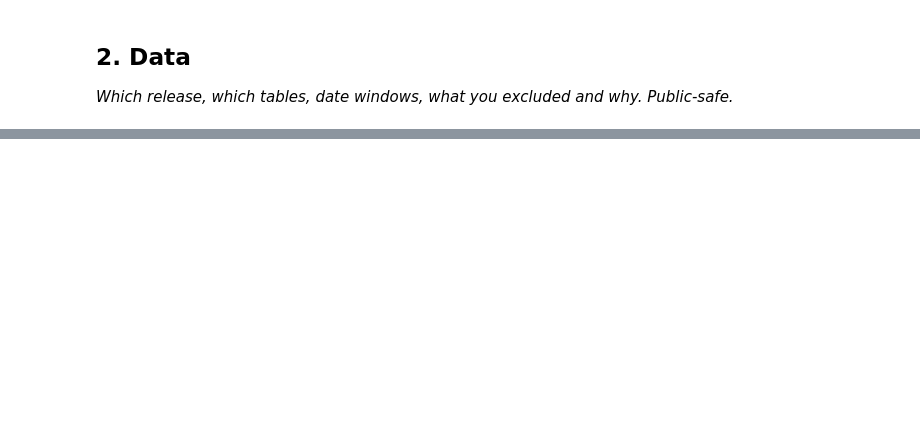
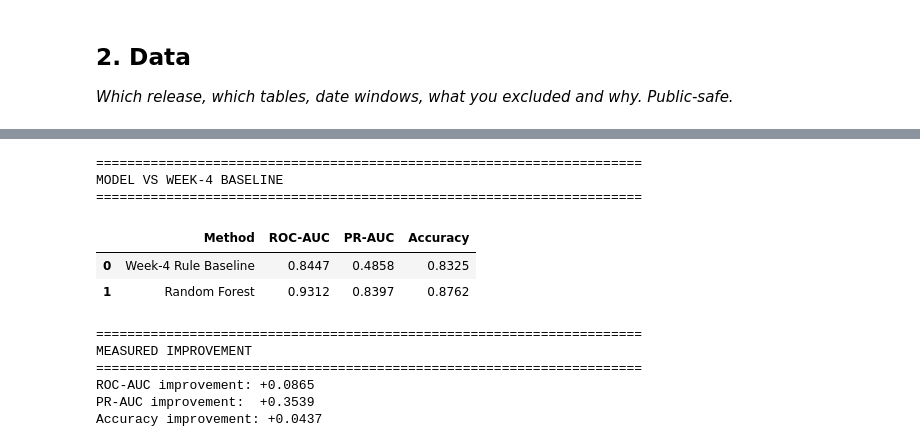
Before and after one commit to SupreetOP/Flyrank, a Jupyter notebook: work/notebooks/capstone.ipynb, the cells around one changed output, grey strips where cells are left out. Cells and saved outputs as stored; diff of their text form; code cells hidden in the pictures; blank space fills up the shorter version.

```diff
--- a/work/notebooks/capstone.ipynb
+++ b/work/notebooks/capstone.ipynb
@@ -48,0 +378,54 @@ Before you submit, confirm each line honestly:
+# %%
+
+# SECTION 4 — MODEL VS BASELINE
+
+
+results = pd.DataFrame({
+    "Method": [
+        "Week-4 Rule Baseline",
+        "Random Forest"
+    ],
+    "ROC-AUC": [
+        0.8447,
+        0.9312
+    ],
+    "PR-AUC": [
+        0.4858,
+        0.8397
+    ],
+    "Accuracy": [
+        0.8325,
+        0.8762
+    ]
+})
+
+print("=" * 70)
+print("MODEL VS WEEK-4 BASELINE")
+print("=" * 70)
+
+display(results)
+
+# Calculate measured improvements
+baseline = results.iloc[0]
+model = results.iloc[1]
+
+print("=" * 70)
+print("MEASURED IMPROVEMENT")
+print("=" * 70)
+
+print(f"ROC-AUC improvement: {model['ROC-AUC'] - baseline['ROC-AUC']:+.4f}")
+print(f"PR-AUC improvement:  {model['PR-AUC'] - baseline['PR-AUC']:+.4f}")
+print(f"Accuracy improvement: {model['Accuracy'] - baseline['Accuracy']:+.4f}")
+# %% [output]
+======================================================================
+MODEL VS WEEK-4 BASELINE
+======================================================================
+|  | Method | ROC-AUC | PR-AUC | Accuracy |
+| 0 | Week-4 Rule Baseline | 0.8447 | 0.4858 | 0.8325 |
+| 1 | Random Forest | 0.9312 | 0.8397 | 0.8762 |
+======================================================================
+MEASURED IMPROVEMENT
+======================================================================
+ROC-AUC improvement: +0.0865
+PR-AUC improvement:  +0.3539
+Accuracy improvement: +0.0437
```
Also changed, not shown: parts of 27 cells of this notebook.
